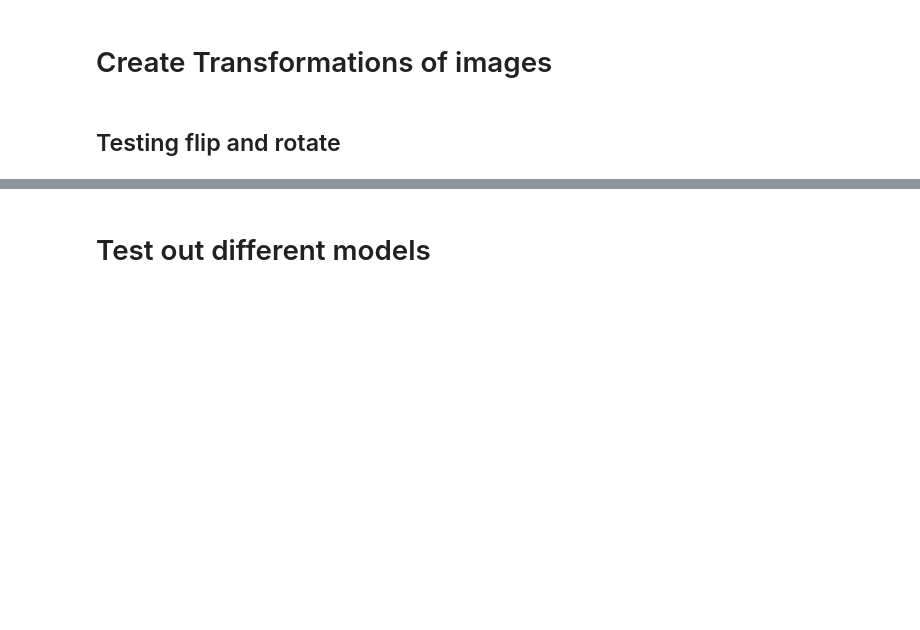
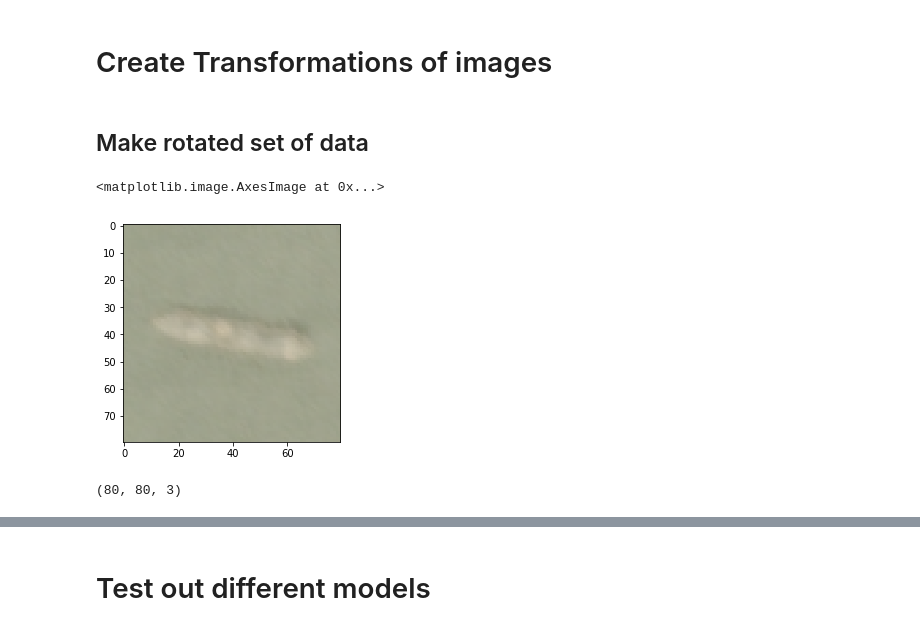
Before and after one commit to NourO93/shipsnet, a Jupyter notebook: Step1-processing-&-model-evaluation.ipynb, the cells around one changed output, grey strips where cells are left out. Cells and saved outputs as stored; diff of their text form; code cells hidden in the pictures; blank space fills up the shorter version.

```diff
--- a/Step1-processing-&-model-evaluation.ipynb
+++ b/Step1-processing-&-model-evaluation.ipynb
@@ -142,4 +113,7 @@ plotHistogram(image_data[-9])
 # %% [markdown]
 # Create Transformations of images
-# %% [markdown]
-## Testing flip and rotate
+# %% [markdown]
+## Make rotated set of data
+# %%
+image_data = np.asarray(image_data)
+image_tag = np.asarray(image_tag)
@@ -145,0 +122,5 @@ plotHistogram(image_data[-9])
+# %%
+plt.imshow(image_data[1])
+# %% [output]
+<matplotlib.image.AxesImage at 0x...>
+[figure, added]
@@ -146 +135,5 @@ plotHistogram(image_data[-9])
+# %%
+image_data[1].shape
+# %% [output]
+(80, 80, 3)
 # %%
```
Also changed, not shown: parts of 36 cells of this notebook, 20 other files.
